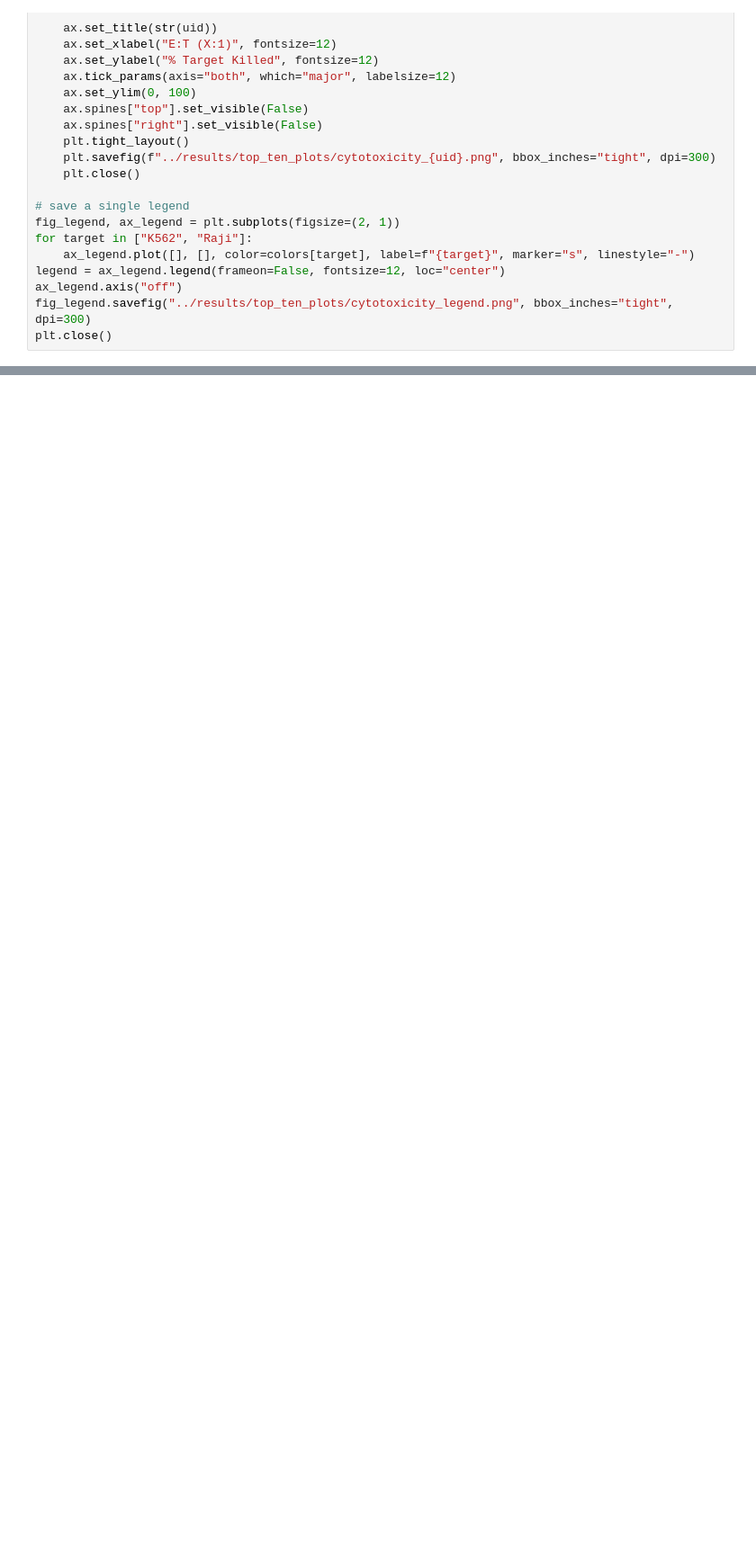
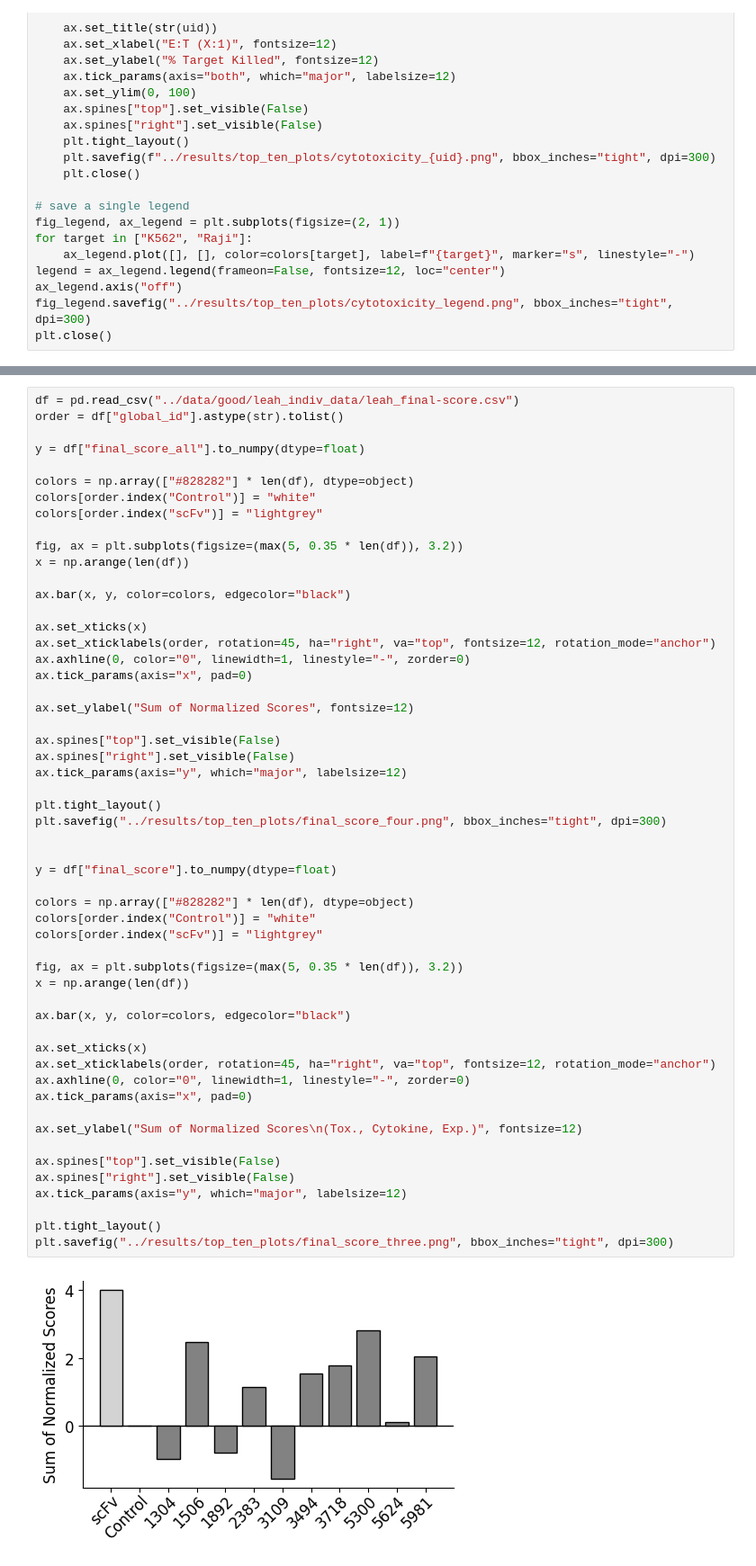
Before and after one commit to kosonocky/bits-to-binders, a Jupyter notebook: scripts/top_ten_plots.ipynb, the cells around one changed output, grey strips where cells are left out. Shown at 90% size. Drawn from its saved outputs; the diff is of its cells as text; blank space fills up the shorter version.

```diff
--- a/scripts/top_ten_plots.ipynb
+++ b/scripts/top_ten_plots.ipynb
@@ -260,0 +371,56 @@ plt.savefig("../results/top_ten_plots/specific_cytokine.png", bbox_inches="tight
+# %%
+df = pd.read_csv("../data/good/leah_indiv_data/leah_final-score.csv")
+order = df["global_id"].astype(str).tolist()
+
+y = df["final_score_all"].to_numpy(dtype=float)
+
+colors = np.array(["#828282"] * len(df), dtype=object)
+colors[order.index("Control")] = "white"
+colors[order.index("scFv")] = "lightgrey"
+
+fig, ax = plt.subplots(figsize=(max(5, 0.35 * len(df)), 3.2))
+x = np.arange(len(df))
+
+ax.bar(x, y, color=colors, edgecolor="black")
+
+ax.set_xticks(x)
+ax.set_xticklabels(order, rotation=45, ha="right", va="top", fontsize=12, rotation_mode="anchor")
+ax.axhline(0, color="0", linewidth=1, linestyle="-", zorder=0)
+ax.tick_params(axis="x", pad=0)
+
+ax.set_ylabel("Sum of Normalized Scores", fontsize=12)
+
+ax.spines["top"].set_visible(False)
+ax.spines["right"].set_visible(False)
+ax.tick_params(axis="y", which="major", labelsize=12)
+
+plt.tight_layout()
+plt.savefig("../results/top_ten_plots/final_score_four.png", bbox_inches="tight", dpi=300)
+
+
+y = df["final_score"].to_numpy(dtype=float)
+
+colors = np.array(["#828282"] * len(df), dtype=object)
+colors[order.index("Control")] = "white"
+colors[order.index("scFv")] = "lightgrey"
+
+fig, ax = plt.subplots(figsize=(max(5, 0.35 * len(df)), 3.2))
+x = np.arange(len(df))
+
+ax.bar(x, y, color=colors, edgecolor="black")
+
+ax.set_xticks(x)
+ax.set_xticklabels(order, rotation=45, ha="right", va="top", fontsize=12, rotation_mode="anchor")
+ax.axhline(0, color="0", linewidth=1, linestyle="-", zorder=0)
+ax.tick_params(axis="x", pad=0)
+
+ax.set_ylabel("Sum of Normalized Scores\n(Tox., Cytokine, Exp.)", fontsize=12)
+
+ax.spines["top"].set_visible(False)
+ax.spines["right"].set_visible(False)
+ax.tick_params(axis="y", which="major", labelsize=12)
+
+plt.tight_layout()
+plt.savefig("../results/top_ten_plots/final_score_three.png", bbox_inches="tight", dpi=300)
+# %% [output]
+[figure, added]
```
Also changed, not shown: parts of 6 cells of this notebook, 8 other files.
